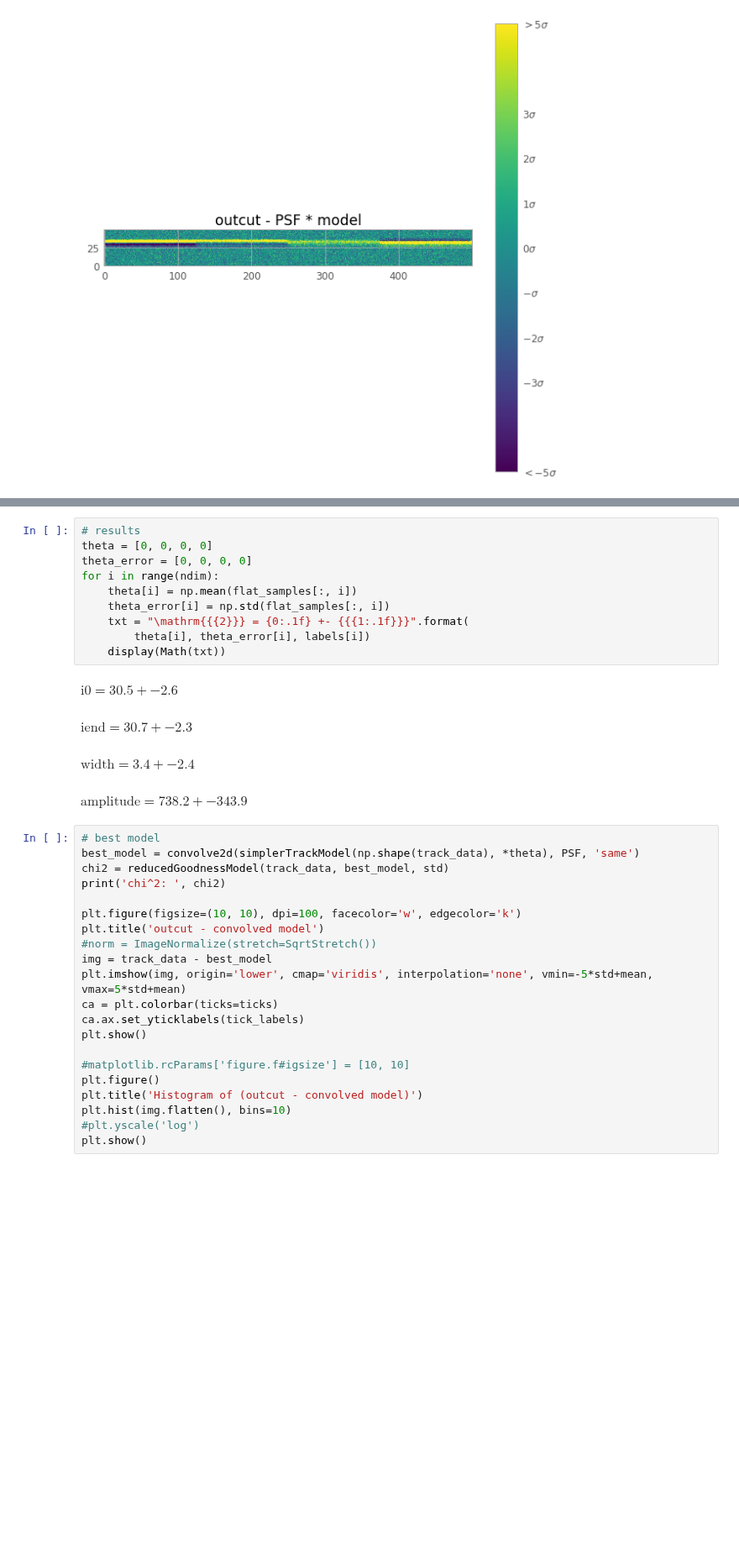
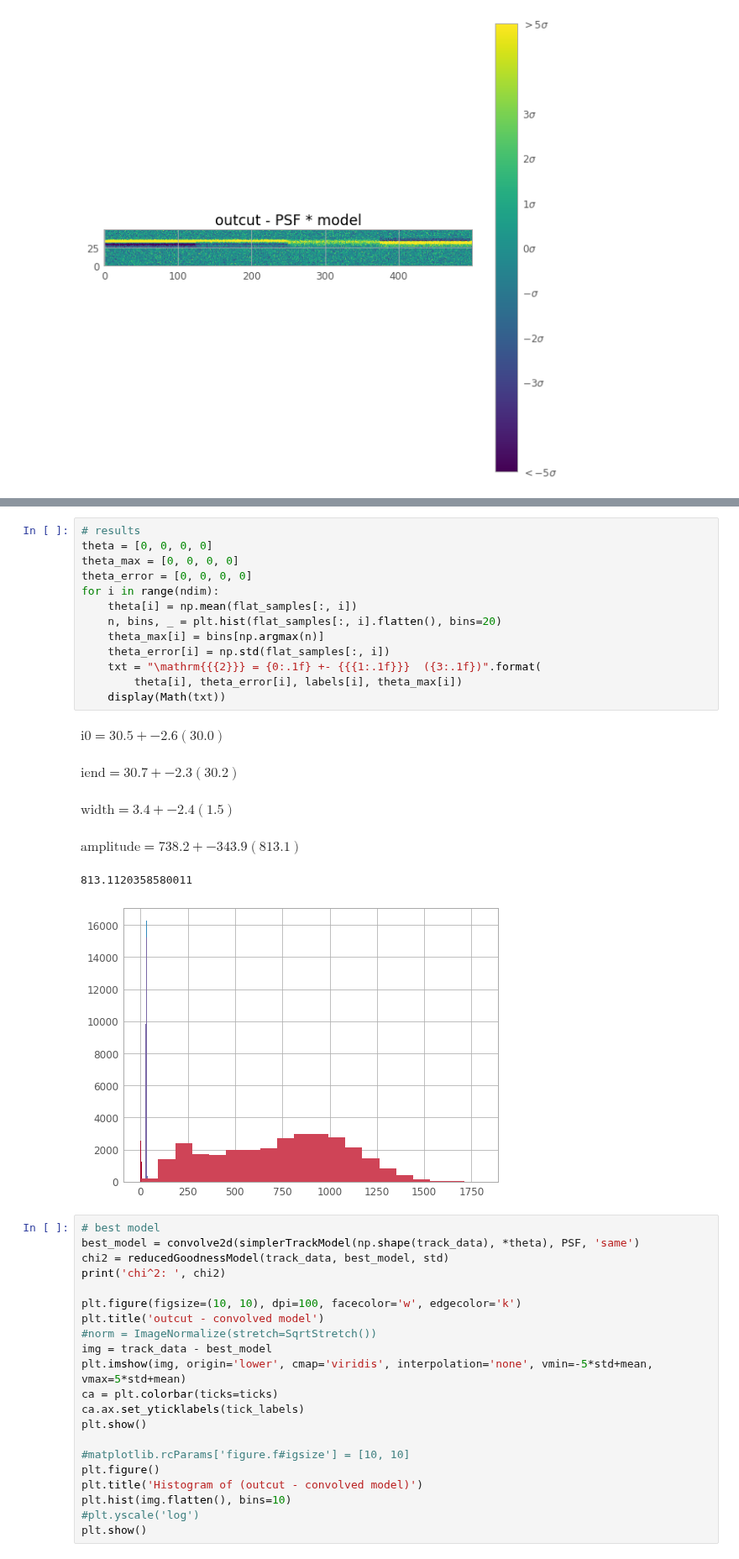
Before and after one commit to SSAEPFL/PSF, a Jupyter notebook: test-track-fitting.ipynb, the cells around one changed output, grey strips where cells are left out. Shown at 84% size. Drawn from its saved outputs; the diff is of its cells as text; blank space fills up the shorter version.

```diff
--- a/test-track-fitting.ipynb
+++ b/test-track-fitting.ipynb
@@ -137,18 +137,23 @@ WARNING:root:Too few points to create valid contours
 # %%
 # results
 theta = [0, 0, 0, 0]
+theta_max = [0, 0, 0, 0]
 theta_error = [0, 0, 0, 0]
 for i in range(ndim):
     theta[i] = np.mean(flat_samples[:, i])
+    n, bins, _ = plt.hist(flat_samples[:, i].flatten(), bins=20)
+    theta_max[i] = bins[np.argmax(n)]
     theta_error[i] = np.std(flat_samples[:, i])
-    txt = "\mathrm{{{2}}} = {0:.1f} +- {{{1:.1f}}}".format(
-        theta[i], theta_error[i], labels[i])
+    txt = "\mathrm{{{2}}} = {0:.1f} +- {{{1:.1f}}}  ({3:.1f})".format(
+        theta[i], theta_error[i], labels[i], theta_max[i])
     display(Math(txt))
 # %% [output]
-$\displaystyle \mathrm{i0} = 30.5 +- {2.6}$
+$\displaystyle \mathrm{i0} = 30.5 +- {2.6}  (30.0)$
-$\displaystyle \mathrm{iend} = 30.7 +- {2.3}$
+$\displaystyle \mathrm{iend} = 30.7 +- {2.3}  (30.2)$
-$\displaystyle \mathrm{width} = 3.4 +- {2.4}$
+$\displaystyle \mathrm{width} = 3.4 +- {2.4}  (1.5)$
-$\displaystyle \mathrm{amplitude} = 738.2 +- {343.9}$
+$\displaystyle \mathrm{amplitude} = 738.2 +- {343.9}  (813.1)$
+813.1120358580011
+[figure, added]
 # %%
 # best model
 best_model = convolve2d(simplerTrackModel(np.shape(track_data), *theta), PSF, 'same')
```
Also changed, not shown: parts of 3 cells of this notebook, 1 other file.
